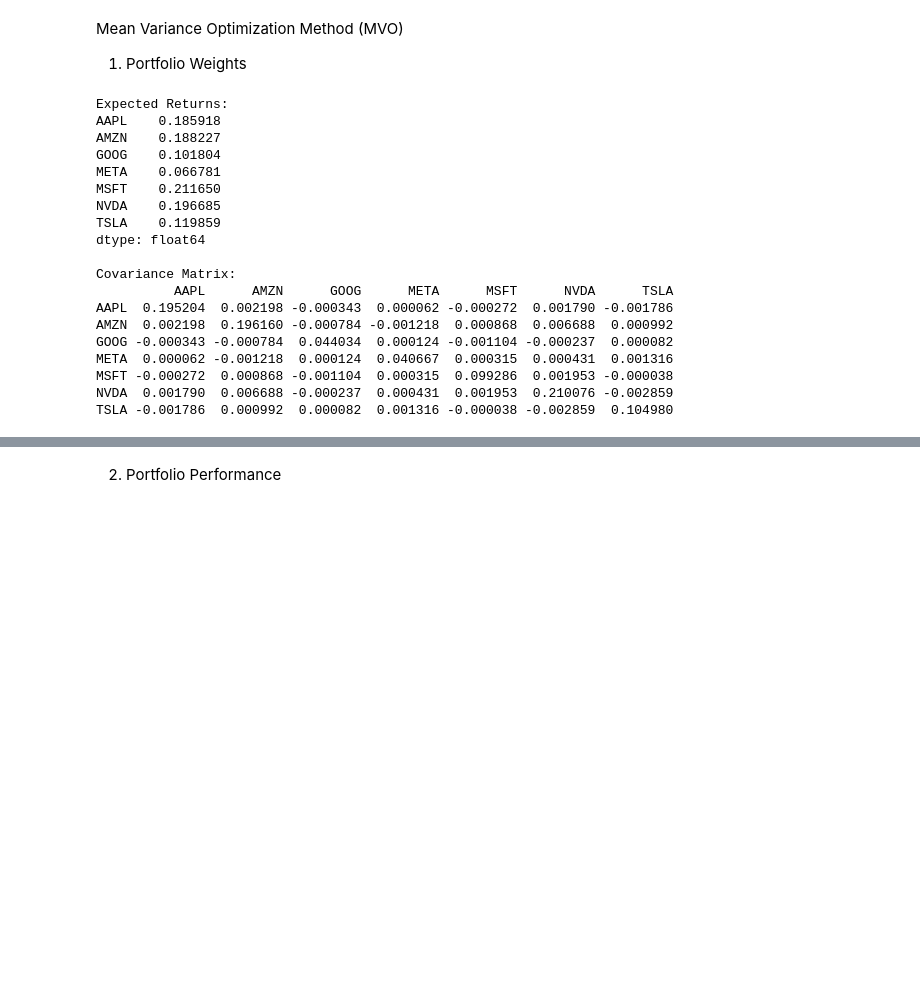
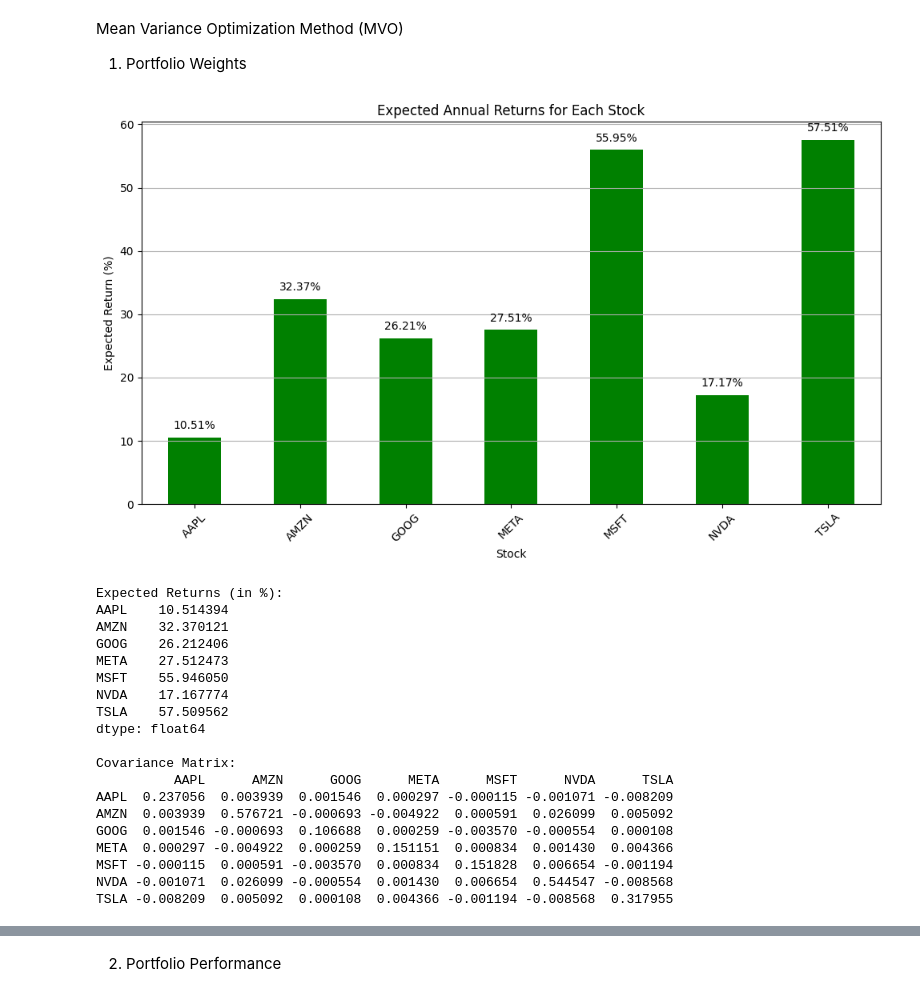
Before and after one commit to Ethel-Star/W1.FinNews-StockPrice-Integration, a Jupyter notebook: notebooks/TALib_Quant_Analysis.ipynb, the cells around one changed output, grey strips where cells are left out. Saved outputs shown, nothing was run; the diff lists cells and outputs as text; code cells hidden in the pictures; blank space fills up the shorter version.

```diff
--- a/notebooks/TALib_Quant_Analysis.ipynb
+++ b/notebooks/TALib_Quant_Analysis.ipynb
@@ -263,43 +263,74 @@ Mean Variance Optimization Method (MVO)
 1.  Portfolio Weights
 # %%
 
+
+# Create the DataFrame with closing prices
 stock_data = pd.DataFrame({
     'AAPL': aapl_data['Close'],
     'AMZN': amzn_data['Close'],
     'GOOG': goog_data['Close'],
     'META': meta_data['Close'],
     'MSFT': msft_data['Close'],
     'NVDA': nvda_data['Close'],
     'TSLA': tsla_data['Close']
 })
-#Expected return and co-variance and optimize wait
+
+# Drop any rows with missing values
+stock_data = stock_data.dropna()
+
+# Calculate expected returns and covariance matrix
 expected_returns = expected_returns.mean_historical_return(stock_data)
 cov_matrix = risk_models.CovarianceShrinkage(stock_data).ledoit_wolf()
 
+# Optimize the portfolio to maximize the Sharpe Ratio
 ef = EfficientFrontier(expected_returns, cov_matrix)
 weights = ef.max_sharpe()  # Maximize the Sharpe Ratio
 cleaned_weights = ef.clean_weights()
-print("Expected Returns:")
-print(expected_returns)
+
+# Convert expected returns to percentage
+expected_returns_pct = expected_returns * 100
+
+# Plot Expected Returns in Percentage
+plt.figure(figsize=(10, 6))
+expected_returns_pct.plot(kind='bar', color='green')
+plt.title('Expected Annual Returns for Each Stock')
+plt.xlabel('Stock')
+plt.ylabel('Expected Return (%)')
+plt.xticks(rotation=45)
+plt.grid(axis='y')
+
+# Annotate bars with percentage values
+for i, value in enumerate(expected_returns_pct):
+    plt.text(i, value + 1, f'{value:.2f}%', ha='center', va='bottom')
+
+plt.tight_layout()
+
+# Show plot
+plt.show()
+
+# Display the results
+print("Expected Returns (in %):")
+print(expected_returns_pct)
 print("\nCovariance Matrix:")
 print(cov_matrix)
 # %% [output]
+[figure, added]
-Expected Returns:
-AAPL    0.185918
-AMZN    0.188227
-GOOG    0.101804
-META    0.066781
-MSFT    0.211650
-NVDA    0.196685
-TSLA    0.119859
+Expected Returns (in %):
+AAPL    10.514394
+AMZN    32.370121
+GOOG    26.212406
+META    27.512473
+MSFT    55.946050
+NVDA    17.167774
+TSLA    57.509562
 dtype: float64
 
 Covariance Matrix:
           AAPL      AMZN      GOOG      META      MSFT      NVDA      TSLA
-AAPL  0.195204  0.002198 -0.000343  0.000062 -0.000272  0.001790 -0.001786
-AMZN  0.002198  0.196160 -0.000784 -0.001218  0.000868  0.006688  0.000992
-GOOG -0.000343 -0.000784  0.044034  0.000124 -0.001104 -0.000237  0.000082
-META  0.000062 -0.001218  0.000124  0.040667  0.000315  0.000431  0.001316
-MSFT -0.000272  0.000868 -0.001104  0.000315  0.099286  0.001953 -0.000038
-NVDA  0.001790  0.006688 -0.000237  0.000431  0.001953  0.210076 -0.002859
-TSLA -0.001786  0.000992  0.000082  0.001316 -0.000038 -0.002859  0.104980
+AAPL  0.237056  0.003939  0.001546  0.000297 -0.000115 -0.001071 -0.008209
+AMZN  0.003939  0.576721 -0.000693 -0.004922  0.000591  0.026099  0.005092
+GOOG  0.001546 -0.000693  0.106688  0.000259 -0.003570 -0.000554  0.000108
+META  0.000297 -0.004922  0.000259  0.151151  0.000834  0.001430  0.004366
+MSFT -0.000115  0.000591 -0.003570  0.000834  0.151828  0.006654 -0.001194
+NVDA -0.001071  0.026099 -0.000554  0.001430  0.006654  0.544547 -0.008568
+TSLA -0.008209  0.005092  0.000108  0.004366 -0.001194 -0.008568  0.317955
```
Also changed, not shown: parts of 8 cells of this notebook.
